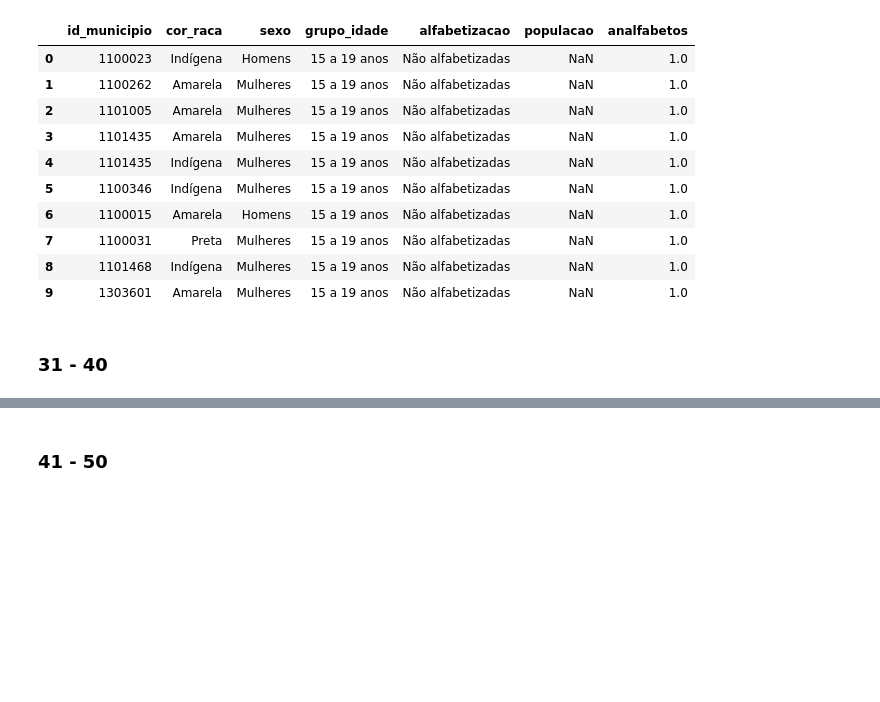
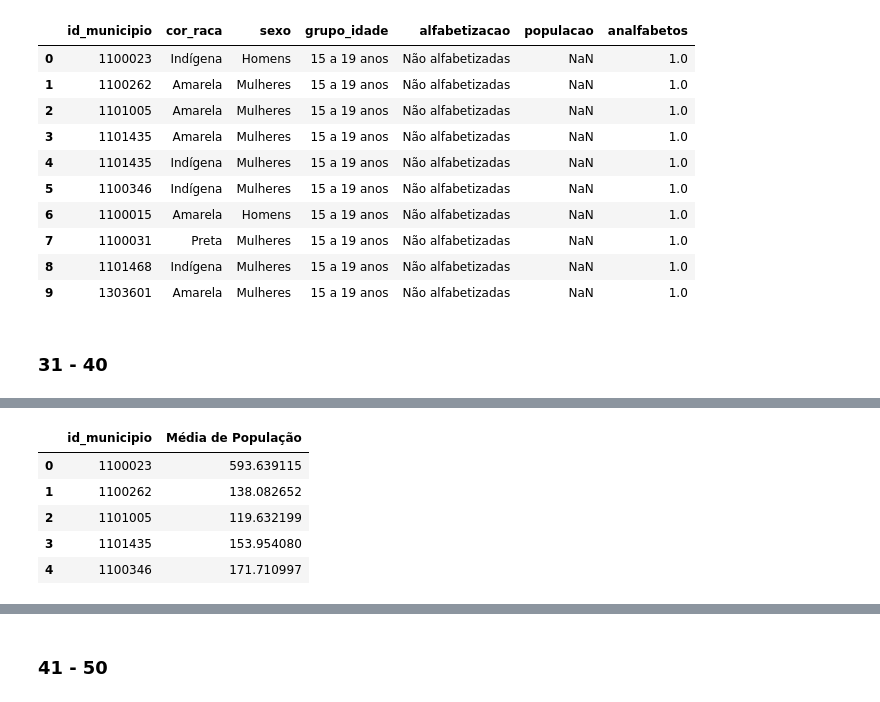
Before and after one commit to zicziczic/AlphabetizationAnalysis, a Jupyter notebook: ExerciciosComplementares.ipynb, the cells around one changed output, grey strips where cells are left out. Saved outputs shown, nothing was run; the diff lists cells and outputs as text; code cells hidden in the pictures; blank space fills up the shorter version.

```diff
--- a/ExerciciosComplementares.ipynb
+++ b/ExerciciosComplementares.ipynb
@@ -272,0 +329,15 @@ df.head(10)
+# %%
+alphabet_dict = {}
+for city in df2["id_municipio"].unique():
+  city = int(city)
+  aux = df2[df2["id_municipio"] == city]
+  alphabet_dict[city] = float(aux["populacao"].mean())
+df_medias = pd.DataFrame(list(alphabet_dict.items()), columns=["id_municipio", "Média de População"])
+df_medias.head()
+# %% [output]
+|  | id_municipio | Média de População |
+| 0 | 1100023 | 593.639115 |
+| 1 | 1100262 | 138.082652 |
+| 2 | 1101005 | 119.632199 |
+| 3 | 1101435 | 153.954080 |
+| 4 | 1100346 | 171.710997 |
```
Also changed, not shown: parts of 9 cells of this notebook.
